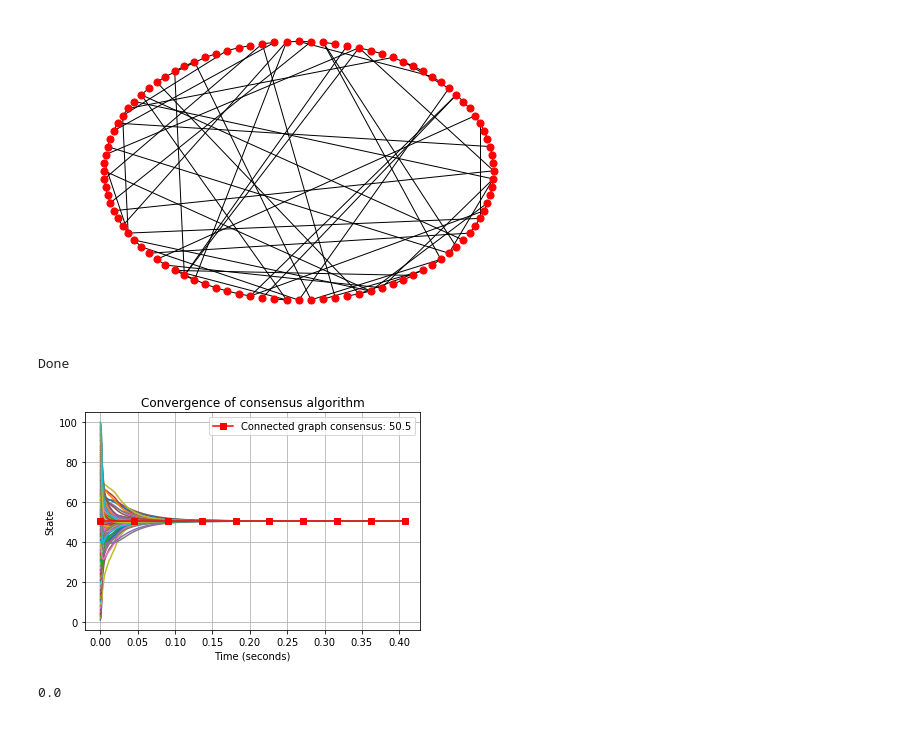
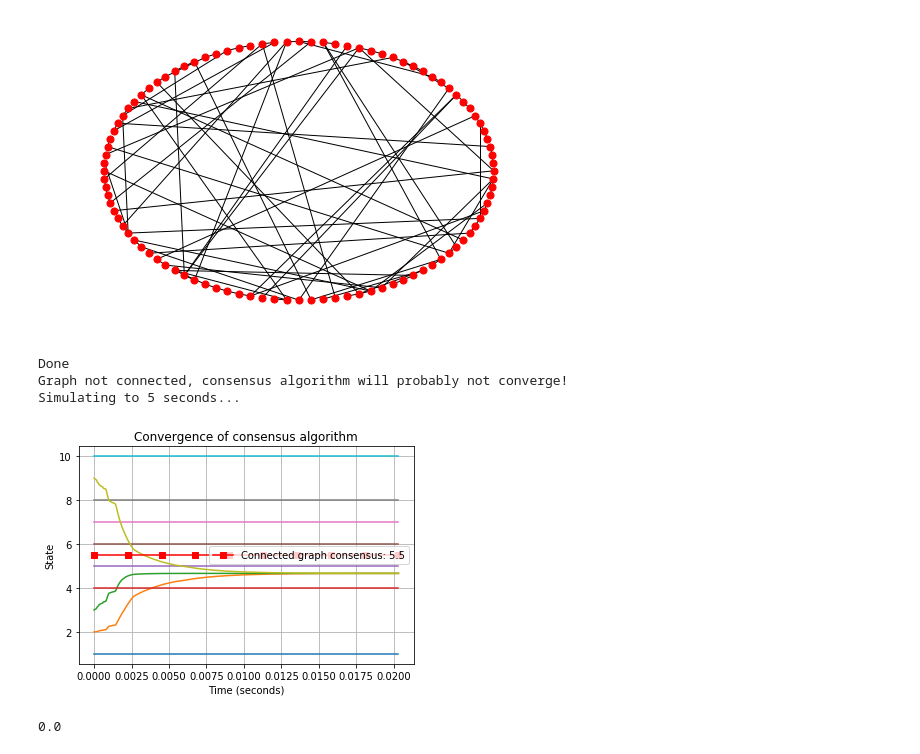
Before and after one commit to harveydevereux/Consensus, a Jupyter notebook: Notes/consensus.ipynb, the cells around one changed output. Drawn from its saved outputs; the diff is of its cells as text; code cells hidden in the pictures.

```diff
--- a/Notes/consensus.ipynb
+++ b/Notes/consensus.ipynb
@@ -54,21 +54,21 @@ plt.savefig("GWS.png")
 # %% [output]
 [figure]
 # %%
-N=100
-p=0.025
+N=10
+p=0.01
 ER = nx.gnp_random_graph(N, p, seed=None)
-while(not nx.is_connected(ER)):
-    ER = nx.gnp_random_graph(N, p, seed=None)
 print("Done")
 
 L = nx.laplacian_matrix(ER).todense()
 
 CS = Consensus_Simulation(ER,distributed,[L])
 t=CS.run_sim(True)
 CS.plot(False)
 # %% [output]
 Done
+Graph not connected, consensus algorithm will probably not converge!
+Simulating to 5 seconds...
-[figure, old version]
+[figure, new version]
 # %%
 nx.average_clustering(GWS)
 # %% [output]
```
Also changed, not shown: 40 other files.
